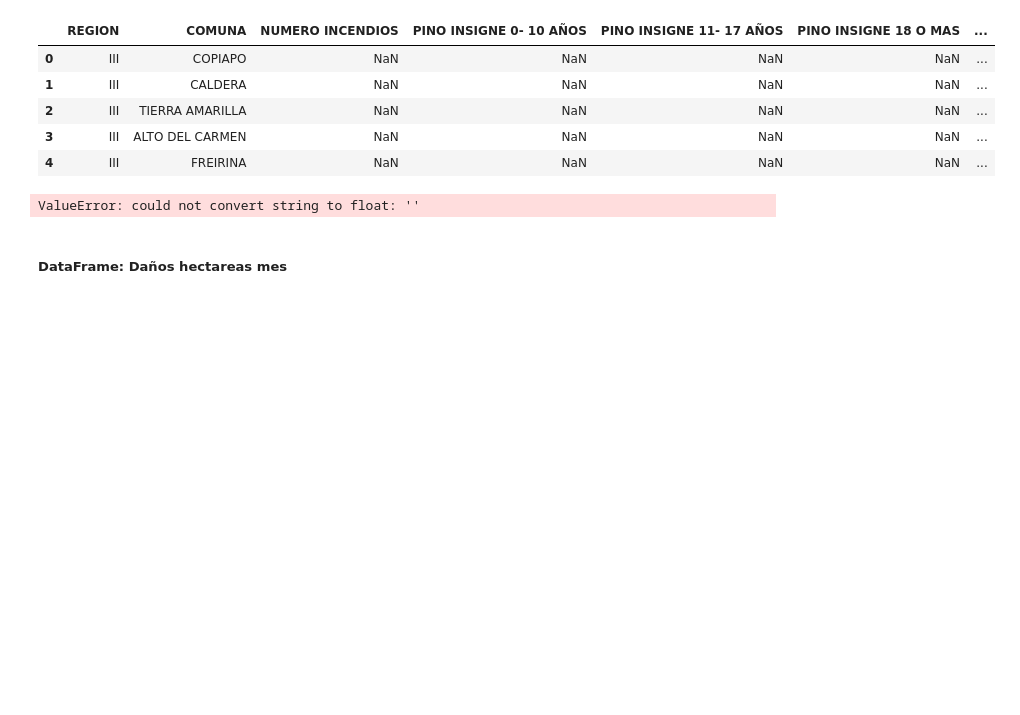
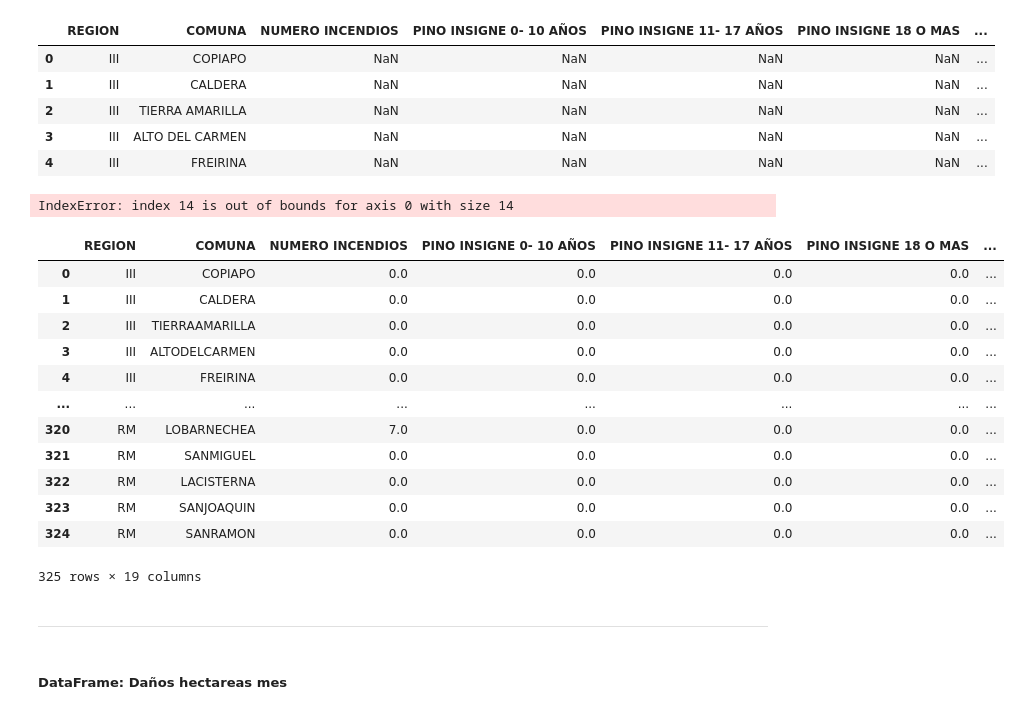
Before and after one commit to ymotomy/Proyecto-IMT2200, a Jupyter notebook: incendios.ipynb, the cells around one changed output. Cells and saved outputs as stored; diff of their text form; code cells hidden in the pictures; blank space fills up the shorter version.

```diff
--- a/incendios.ipynb
+++ b/incendios.ipynb
@@ -160,22 +170,51 @@ df_danos_comuna_2014_2015.head()
 # %%
 def limpieza_comuna(dfs, anho1, anho2):
     dfs_g = dfs.copy()
-    dfs_g = dfs.fillna(0.0)
-    dfs.drop(columns=["TOTAL OTRAS SUPERFICIES","TOTAL","TOTAL PINO INSIGNE","TOTAL  FORESTAL ", "TOTAL.1"], inplace=True)
+    dfs_g = dfs_g.fillna(0.0)
+    dfs_g.drop(columns=["TOTAL OTRAS SUPERFICIES", "TOTAL", "TOTAL PINO INSIGNE", "TOTAL  FORESTAL ", "TOTAL.1"], inplace=True)
     dfs_g = dfs_g.replace(r'[. ]', '', regex=True)
     dfs_g = dfs_g.replace(",", ".", regex=True)
     dfs_g = dfs_g.replace(" ", "0.0", regex=True)
-    for i in range(1, len(dfs.columns)):
+    for i in range(2, len(dfs.columns)):
         dfs_g[dfs_g.columns[i]] = dfs_g[dfs_g.columns[i]].astype(float).round(2)
-    data = dfs_g[dfs_g.columns[1:]]
-    dfs["TOTAL"] = data.sum(axis=1)
-    dfs_g.to_csv(os.path.join("data", "danos_hectareas_meses", f"dano_hectareas_mes ({anho1} - {anho2}).csv"), index=False)
+    dfs_g.to_csv(os.path.join("data", "danos_hectareas_comunas", f"danos_hectareas_comunas ({anho1} - {anho2}).csv"), index=False)
+
+
+
+lista_df_comuna = [df_danos_comuna_2014_2015, df_danos_comuna_2015_2016, df_danos_comuna_2016_2017,
+                   df_danos_comuna_2017_2018, df_danos_comuna_2018_2019, df_danos_comuna_2019_2020,
+                   df_danos_comuna_2020_2021, df_danos_comuna_2021_2022]
+
+anho1 = 2014
+anho2 = 2015
+
+for i in range(len(lista_df_comuna)):
+    limpieza_comuna(lista_df_comuna[i], anho1, anho2)
+    print(f"Limpiado {anho1} - {anho2}")
+    anho1 += 1
+    anho2 += 1
+# %% [output]
+IndexError: index 14 is out of bounds for axis 0 with size 14
-# %%
-# Reemplazamos los valores con punto a float
-for i in range(2, len(df_danos_comuna_2014_2015.columns)):
-    df_danos_comuna_2014_2015[df_danos_comuna_2014_2015.columns[i]] = df_danos_comuna_2014_2015[df_danos_comuna_2014_2015.columns[i]].astype(float).round(2)
-# %% [output]
-ValueError: could not convert string to float: ''
+# %%
+# leemos el csv limpio
+df_danos_comuna_2014_2015_limpio = pd.read_csv(os.path.join("data", "danos_hectareas_comunas", "danos_hectareas_comunas (2014 - 2015).csv"))
+df_danos_comuna_2014_2015_limpio
+# %% [output]
+|  | REGION | COMUNA | NUMERO INCENDIOS | PINO INSIGNE 0- 10 AÑOS | PINO INSIGNE 11- 17 AÑOS | PINO INSIGNE 18 O MAS | ... |
+| 0 | III | COPIAPO | 0.0 | 0.0 | 0.0 | 0.0 | ... |
+| 1 | III | CALDERA | 0.0 | 0.0 | 0.0 | 0.0 | ... |
+| 2 | III | TIERRAAMARILLA | 0.0 | 0.0 | 0.0 | 0.0 | ... |
+| 3 | III | ALTODELCARMEN | 0.0 | 0.0 | 0.0 | 0.0 | ... |
+| 4 | III | FREIRINA | 0.0 | 0.0 | 0.0 | 0.0 | ... |
+| ... | ... | ... | ... | ... | ... | ... | ... |
+| 320 | RM | LOBARNECHEA | 7.0 | 0.0 | 0.0 | 0.0 | ... |
+| 321 | RM | SANMIGUEL | 0.0 | 0.0 | 0.0 | 0.0 | ... |
+| 322 | RM | LACISTERNA | 0.0 | 0.0 | 0.0 | 0.0 | ... |
+| 323 | RM | SANJOAQUIN | 0.0 | 0.0 | 0.0 | 0.0 | ... |
+| 324 | RM | SANRAMON | 0.0 | 0.0 | 0.0 | 0.0 | ... |
+325 rows × 19 columns
+# %% [markdown]
+---
 # %% [markdown]
 ##### DataFrame: Daños hectareas mes
 # %%
```
Also changed, not shown: parts of 6 cells of this notebook, 8 other files.
